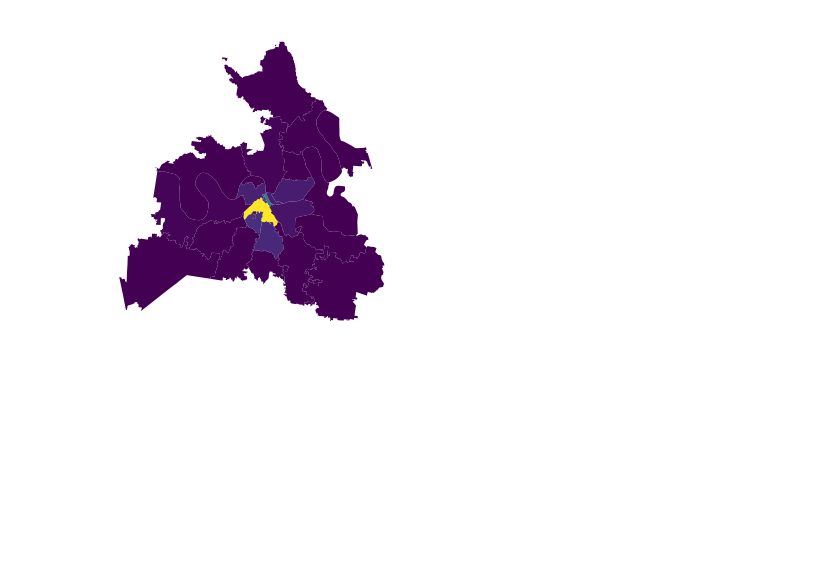
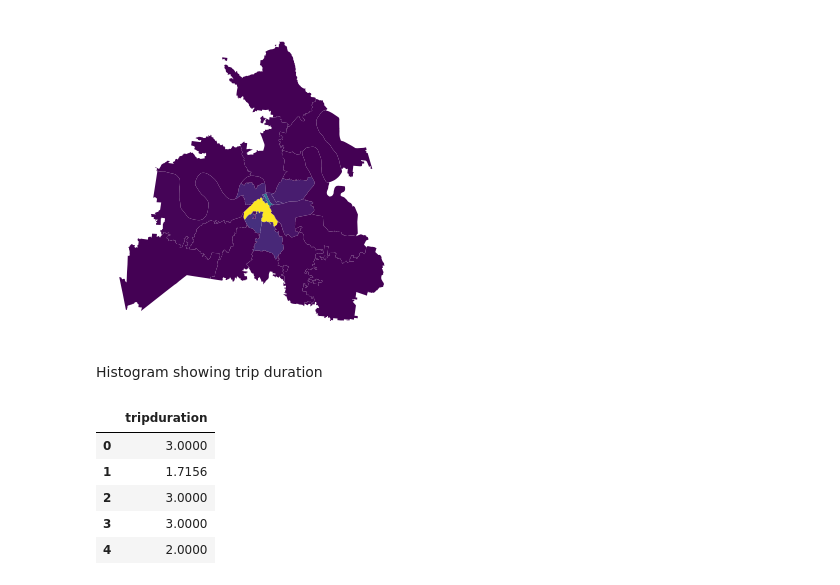
Before and after one commit to NSS-Data-Analytics-Cohort-8/scooter-partner1-badger-badger-python, a Jupyter notebook: notebooks/deliverables.ipynb, the cells around one changed output. Drawn from its saved outputs; the diff is of its cells as text; code cells hidden in the pictures; blank space fills up the shorter version.

```diff
--- a/notebooks/deliverables.ipynb
+++ b/notebooks/deliverables.ipynb
@@ -117,3 +115,28 @@ geo_ctz.plot(column = 'count',
 ax.axis('off');
 # %% [output]
 [figure]
+# %% [markdown]
+Histogram showing trip duration
+# %%
+#Would like a count of how many trips fall outside of this narrowed down time.
+
+
+trip_dur = '''
+
+SELECT tripduration
+FROM trips
+WHERE tripduration < 90
+AND tripduration > 1;
+
+'''
+
+
+trip_dur = pd.read_sql(trip_dur, con = scoots)
+trip_dur.head()
+# %% [output]
+|  | tripduration |
+| 0 | 3.0000 |
+| 1 | 1.7156 |
+| 2 | 3.0000 |
+| 3 | 3.0000 |
+| 4 | 2.0000 |
```
Also changed, not shown: parts of 5 cells of this notebook.
